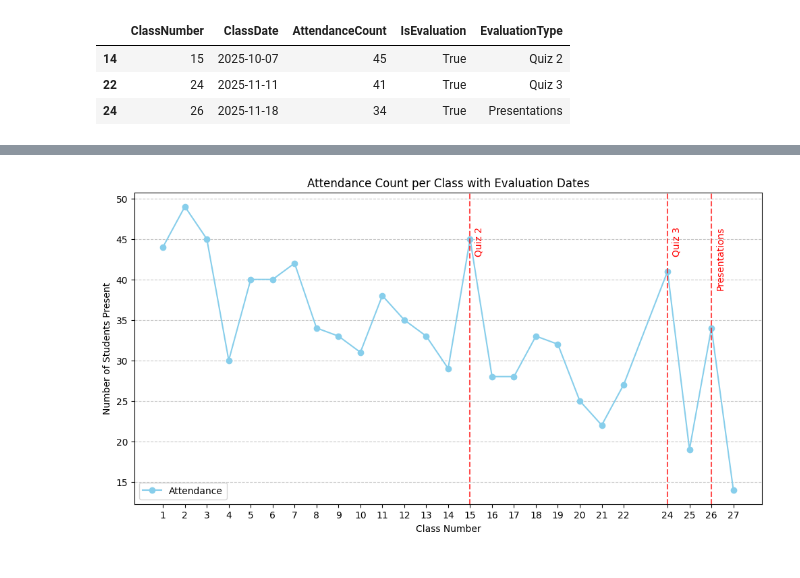
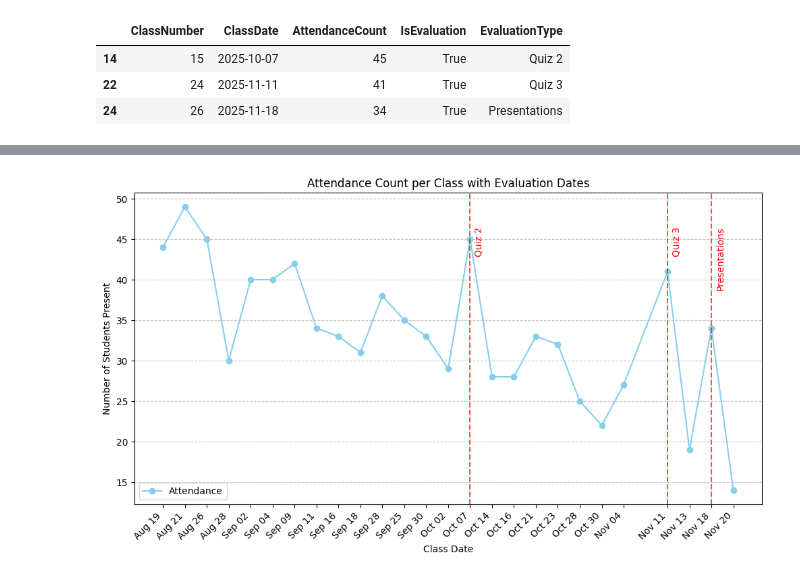
Before and after one commit to JadhavShrutiS/CSCE580, a Jupyter notebook: Final/Code/FinalExamV1.ipynb, the cells around one changed output, grey strips where cells are left out. Saved outputs shown, nothing was run; the diff lists cells and outputs as text; code cells hidden in the pictures.

```diff
--- a/Final/Code/FinalExamV1.ipynb
+++ b/Final/Code/FinalExamV1.ipynb
@@ -243,5 +228,7 @@ EvaluationType                  Quiz 2
 Name: 14, dtype: object
 # %%
+#Here is a graph to visualize attendance over time with evaluation dates marked
+
 import matplotlib.pyplot as plt
 import pandas as pd
 
@@ -252,32 +239,37 @@ attendance = attendance.sort_values('ClassNumber')
 
 # Define evaluation dates
 evaluation_dates = {
     "Quiz 2": pd.to_datetime("2025-10-07"),
     "Quiz 3": pd.to_datetime("2025-11-11"),
     "Presentations": pd.to_datetime("2025-11-18")
 }
 
 # Find ClassNumber corresponding to each evaluation date
 eval_class_numbers = {}
 for name, date in evaluation_dates.items():
     closest_class = attendance.iloc[(attendance['ClassDate'] - date).abs().argsort()[0]]['ClassNumber']
     eval_class_numbers[name] = closest_class
 
 # Plot line with markers
 plt.figure(figsize=(12,6))
 plt.plot(attendance['ClassNumber'], attendance['AttendanceCount'], marker='o', linestyle='-', color='skyblue', label='Attendance')
 
 # Add vertical lines for evaluation dates
 for eval_name, class_num in eval_class_numbers.items():
     plt.axvline(x=class_num, color='red', linestyle='--', alpha=0.7)
     plt.text(class_num + 0.2, max(attendance['AttendanceCount']) * 0.95, eval_name, rotation=90, color='red', verticalalignment='top')
 
-plt.xlabel('Class Number')
+# The following two lines can be uncommented if you want to see class dates on x-axis
+# Add class date labels below the class numbers
+date_labels = attendance["ClassDate"].dt.strftime("%b %d")   # e.g., "Aug 19"
+plt.xticks(attendance["ClassNumber"], date_labels, rotation=45, ha="right")
+
+plt.xlabel('Class Date')
 plt.ylabel('Number of Students Present')
 plt.title('Attendance Count per Class with Evaluation Dates')
 plt.xticks(attendance['ClassNumber'])
 plt.grid(axis='y', linestyle='--', alpha=0.7)
 plt.legend()
 plt.show()
 # %% [output]
-[figure, old version]
+[figure, new version]
```
Also changed, not shown: parts of 20 cells of this notebook.
